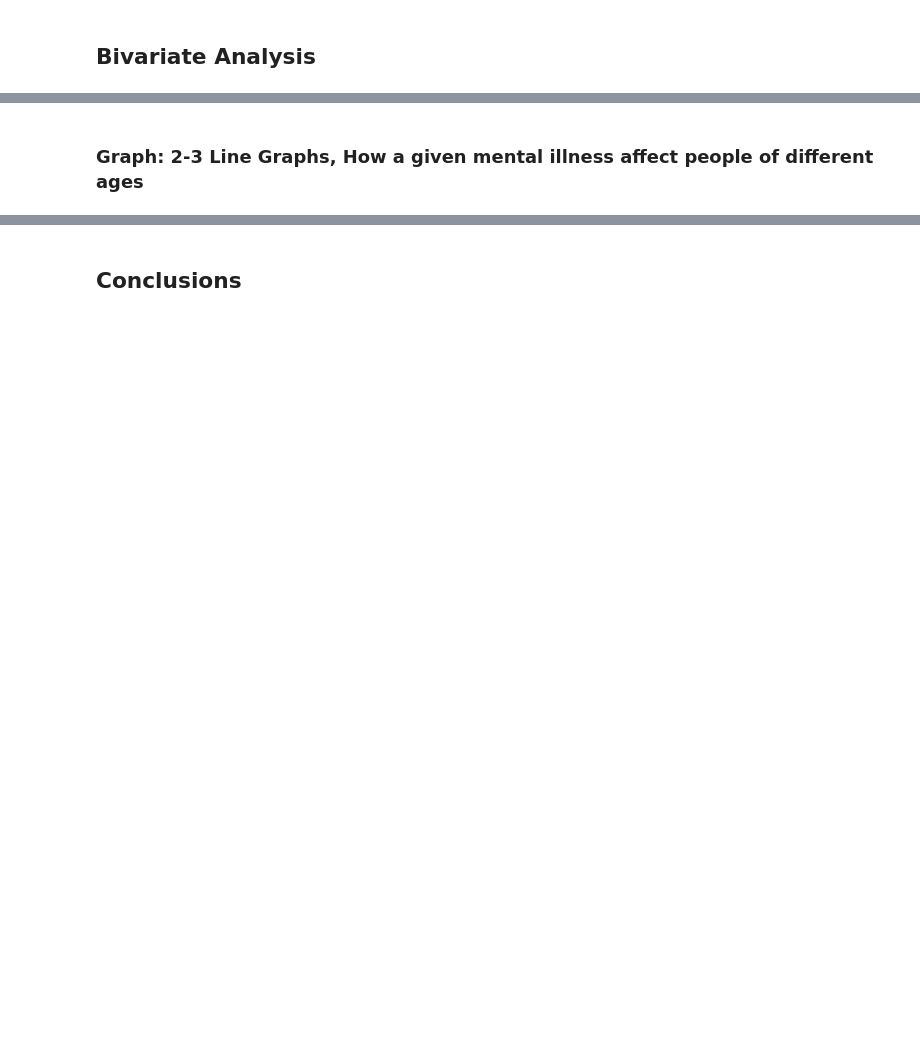
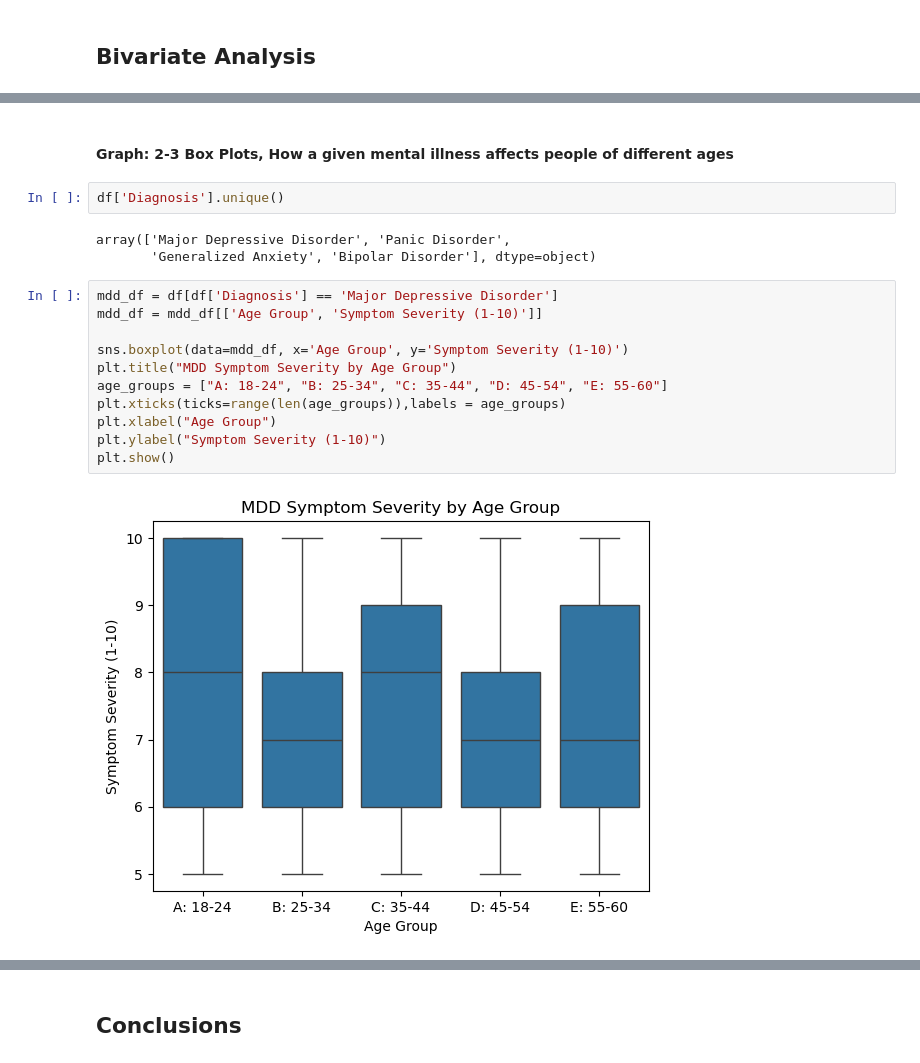
Before and after one commit to deenoe/mental-health_exploration, a Jupyter notebook: mental_health_analysis/mental-health_exploration.ipynb, the cells around one changed output, grey strips where cells are left out. Drawn from its saved outputs; the diff is of its cells as text; blank space fills up the shorter version.

```diff
--- a/mental_health_analysis/mental-health_exploration.ipynb
+++ b/mental_health_analysis/mental-health_exploration.ipynb
@@ -167,2 +257,20 @@ plt.xticks(rotation=45, ha="right")
 # %% [markdown]
-### Graph: 2-3 Line Graphs, How a given mental illness affect people of different ages
+#### Graph: 2-3 Box Plots, How a given mental illness affects people of different ages
+# %%
+df['Diagnosis'].unique()
+# %% [output]
+array(['Major Depressive Disorder', 'Panic Disorder',
+       'Generalized Anxiety', 'Bipolar Disorder'], dtype=object)
+# %%
+mdd_df = df[df['Diagnosis'] == 'Major Depressive Disorder']
+mdd_df = mdd_df[['Age Group', 'Symptom Severity (1-10)']]
+
+sns.boxplot(data=mdd_df, x='Age Group', y='Symptom Severity (1-10)')
+plt.title("MDD Symptom Severity by Age Group")
+age_groups = ["A: 18-24", "B: 25-34", "C: 35-44", "D: 45-54", "E: 55-60"]
+plt.xticks(ticks=range(len(age_groups)),labels = age_groups)
+plt.xlabel("Age Group")
+plt.ylabel("Symptom Severity (1-10)")
+plt.show()
+# %% [output]
+[figure, added]
```
Also changed, not shown: parts of 30 cells of this notebook.
